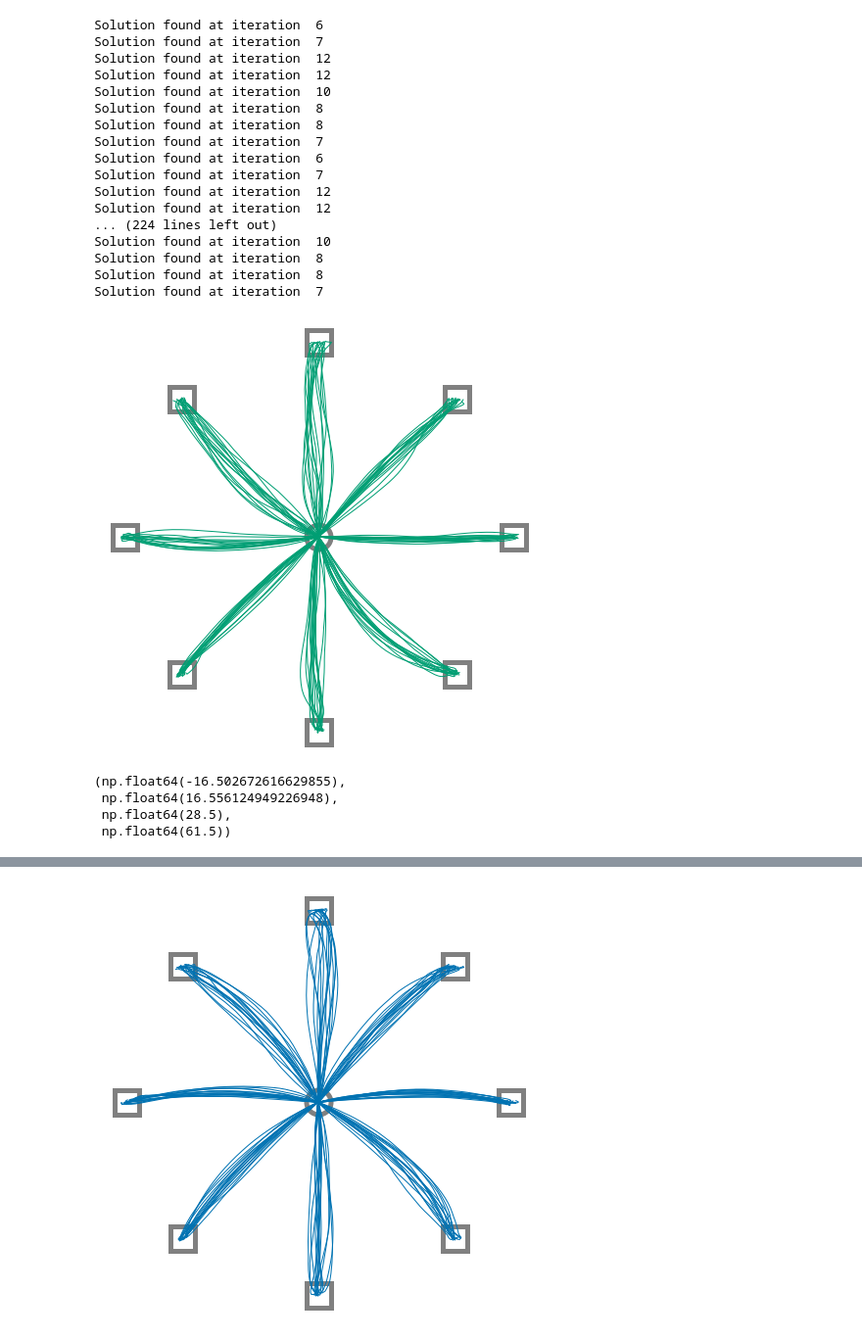
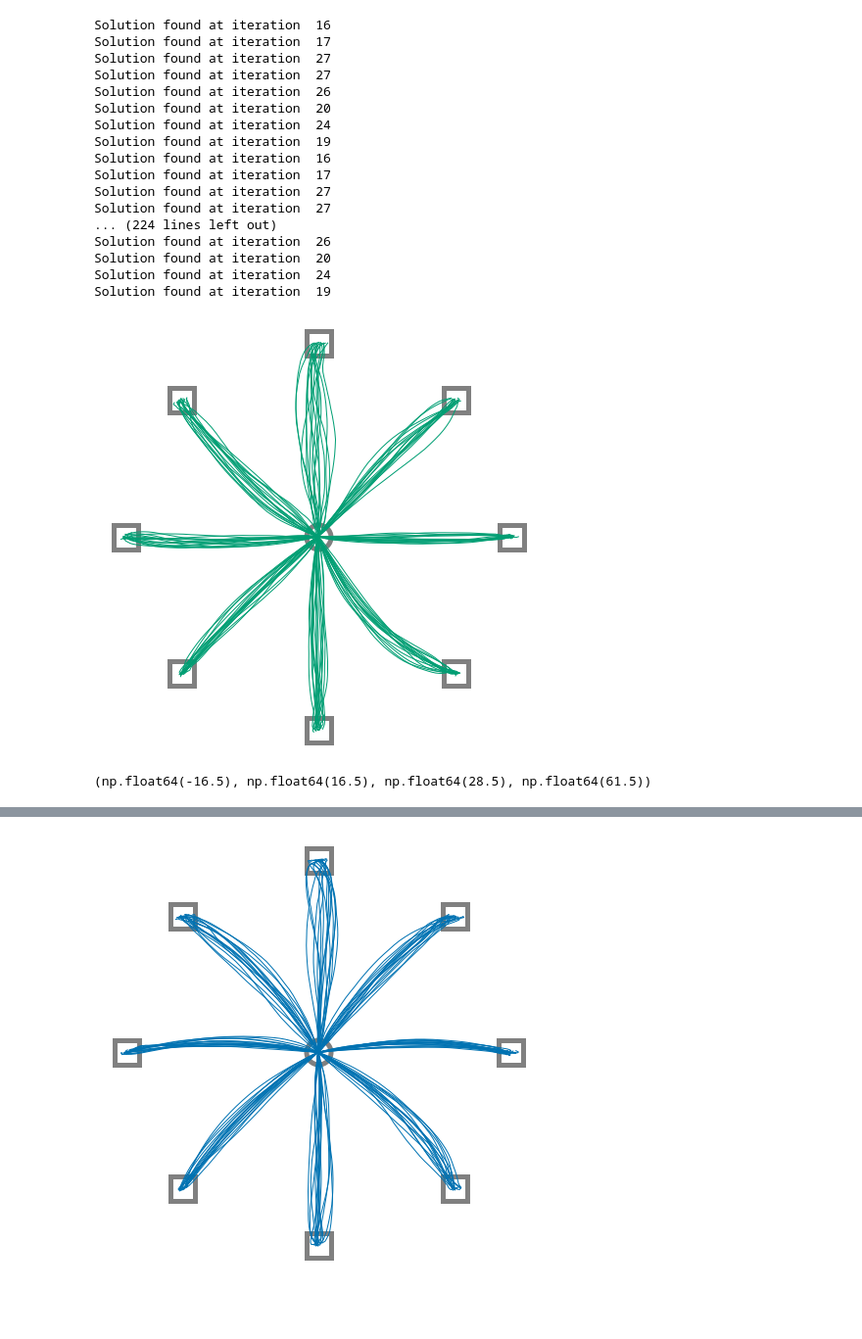
Before and after one commit to AlexandreThy/PhD, a Jupyter notebook: CurrentParts/PaperPlot.ipynb, the cells around one changed output, grey strips where cells are left out. Shown at 98% size. Cells and saved outputs as stored; diff of their text form; code cells hidden in the pictures; blank space fills up the shorter version.

```diff
--- a/CurrentParts/PaperPlot.ipynb
+++ b/CurrentParts/PaperPlot.ipynb
@@ -15,7 +15,7 @@ st = [XST,YST]
 MovementTime = .4
 NumIteration = 40
 Time = np.linspace(0,MovementTime*1000,NumIteration)
-
+MN = 1e-3
 plt.figure(figsize = (8,8))
 NUM_SIM = 30
 trajectories = np.zeros((NUM_SIM,8,NumIteration,2))
@@ -23,53 +23,50 @@ trajectories = np.zeros((NUM_SIM,8,NumIteration,2))
 for num_sim in range(NUM_SIM):
     for iter,angles in enumerate(np.linspace(0,2*pi,9)[:-1]) :
         tg = [XST+cos(angles)*15,YST+sin(angles)*15]
-        xILQG,yILQG,zilqg,uILQG=ILQG(MovementTime,100,.05,.1,tg,st,NumIteration,delay = 0.06,Noise=True)
+        xILQG,yILQG,zilqg,uILQG=ILQG(MovementTime,100,.05,.1,tg,st,NumIteration,delay = 0.06,Noise=True,motornoise_variance=MN)
         trajectories[num_sim,iter] = np.array([xILQG,yILQG]).T
 
         if num_sim <= 15 : plt.plot(xILQG,yILQG,color = "#009E73",linewidth = 1,label = "ILQG")
         plt.plot([tg[0]],[tg[1]],marker = "s",markersize = 25,markeredgecolor = "grey",markerfacecolor='white',zorder = 0,markeredgewidth = 5)
 plt.axis("equal")
 ax = plt.gca()
 #ax.spines['top'].set_visible(False)
 #ax.spines['right'].set_visible(False)
 plt.plot([XST],[YST],marker = "o",markersize = 25,markeredgecolor = "grey",markerfacecolor='white',zorder = 0,markeredgewidth = 5)
 ax.axis("off")
 plt.savefig("ILQG_Centerout.svg",dpi = 300)
 plt.show()
 plt.figure(figsize = (8,8))
 for iter,angles in enumerate(np.linspace(0,2*pi,9)[:-1]) :
     tg = [XST+cos(angles)*15,YST+sin(angles)*15]
 
     plt.plot(np.mean(trajectories[:,iter,:,0],axis = 0),np.mean(trajectories[:,iter,:,1],axis = 0),color = "#009E73",linewidth = 3,label = "ILQG")
     plt.plot([tg[0]],[tg[1]],marker = "s",markersize = 25,markeredgecolor = "grey",markerfacecolor='white',zorder = 0,markeredgewidth = 5)
 
 
 plt.axis("equal")
 ax = plt.gca()
 plt.plot([XST],[YST],marker = "o",markersize = 25,markeredgecolor = "grey",markerfacecolor='white',zorder = 0,markeredgewidth = 5)
 #ax.spines['top'].set_visible(False)
 #ax.spines['right'].set_visible(False)
 ax.axis("off")
 # %% [output]
-Solution found at iteration  6
-Solution found at iteration  7
-Solution found at iteration  12
-Solution found at iteration  12
-Solution found at iteration  10
-Solution found at iteration  8
-Solution found at iteration  8
-Solution found at iteration  7
-Solution found at iteration  6
-Solution found at iteration  7
-Solution found at iteration  12
-Solution found at iteration  12
+Solution found at iteration  16
+Solution found at iteration  17
+Solution found at iteration  27
+Solution found at iteration  27
+Solution found at iteration  26
+Solution found at iteration  20
+Solution found at iteration  24
+Solution found at iteration  19
+Solution found at iteration  16
+Solution found at iteration  17
+Solution found at iteration  27
+Solution found at iteration  27
 ... (224 lines left out)
-Solution found at iteration  10
-Solution found at iteration  8
-Solution found at iteration  8
-Solution found at iteration  7
+Solution found at iteration  26
+Solution found at iteration  20
+Solution found at iteration  24
+Solution found at iteration  19
-[figure, old version]
+[figure, new version]
-(np.float64(-16.502672616629855),
- np.float64(16.556124949226948),
- np.float64(28.5),
- np.float64(61.5))
+(np.float64(-16.5), np.float64(16.5), np.float64(28.5), np.float64(61.5))
```
Also changed, not shown: parts of 4 cells of this notebook.
